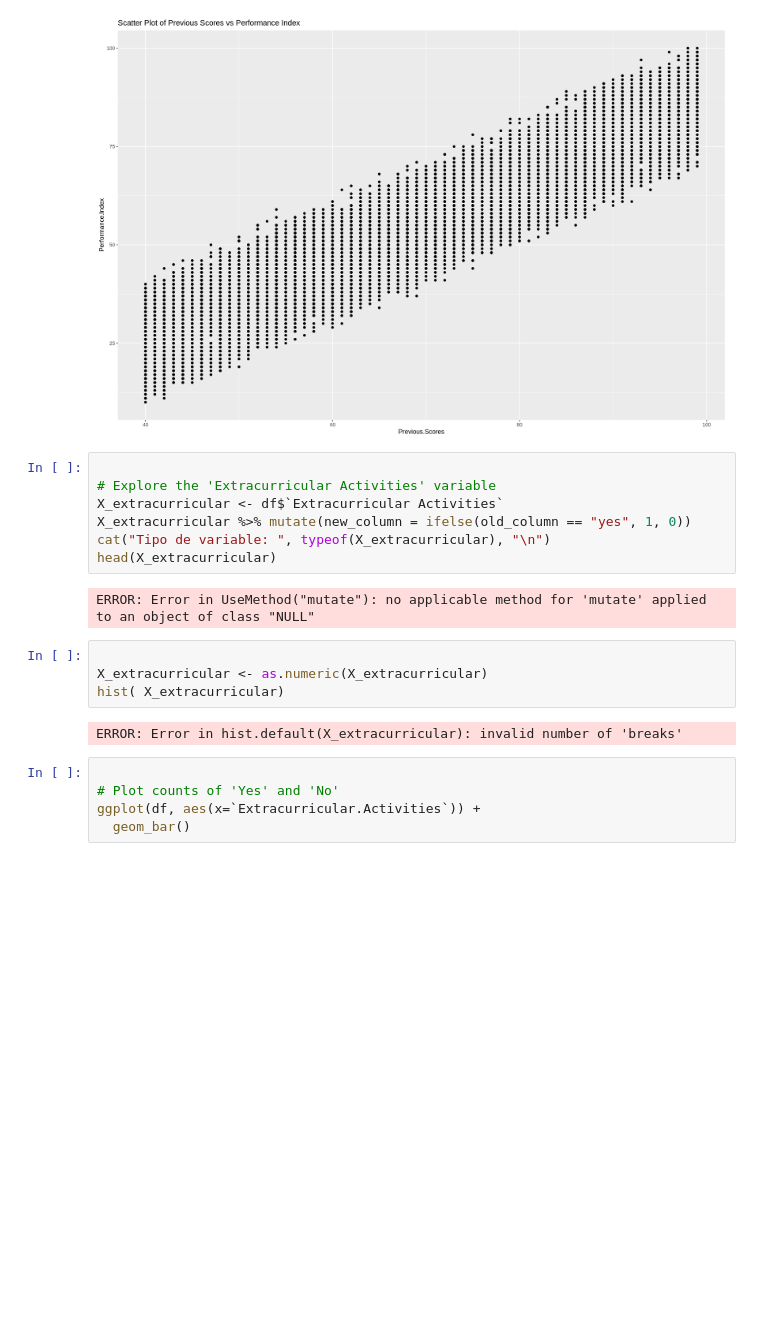
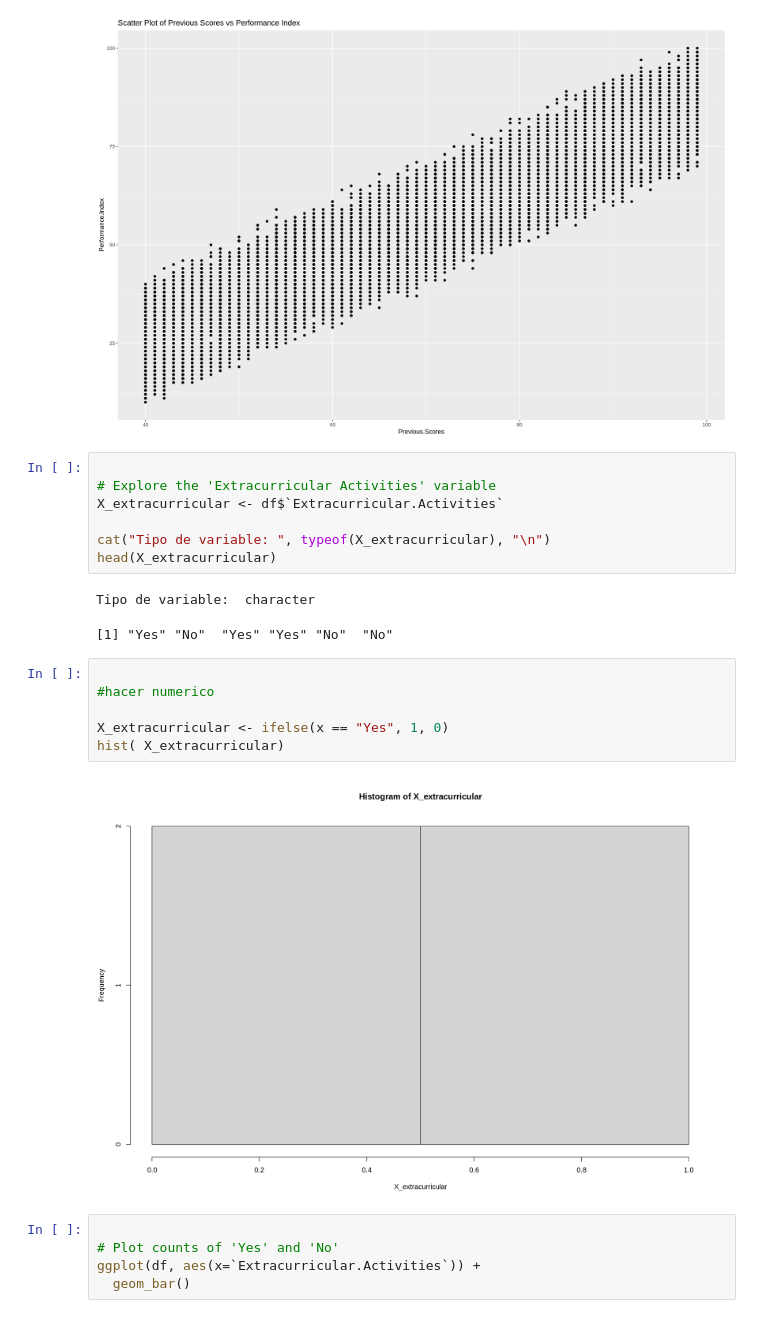
Before and after one commit to PabloNatB/Student-Perfomance-Regression, a Jupyter notebook: Student_Regresion.ipynb, the cells around one changed output. Saved outputs shown, nothing was run; the diff lists cells and outputs as text; blank space fills up the shorter version.

```diff
--- a/Student_Regresion.ipynb
+++ b/Student_Regresion.ipynb
@@ -196,18 +196,21 @@ ggplot(df, aes(x = Previous.Scores, y = Performance.Index)) +
 # %%
 
 # Explore the 'Extracurricular Activities' variable
-X_extracurricular <- df$`Extracurricular Activities`
-X_extracurricular %>% mutate(new_column = ifelse(old_column == "yes", 1, 0))
+X_extracurricular <- df$`Extracurricular.Activities`
+
 cat("Tipo de variable: ", typeof(X_extracurricular), "\n")
 head(X_extracurricular)
 # %% [output]
-ERROR: Error in UseMethod("mutate"): no applicable method for 'mutate' applied to an object of class "NULL"
+Tipo de variable:  character
+[1] "Yes" "No"  "Yes" "Yes" "No"  "No"
-# %%
-
-X_extracurricular <- as.numeric(X_extracurricular)
-hist( X_extracurricular)
-# %% [output]
-ERROR: Error in hist.default(X_extracurricular): invalid number of 'breaks'
+# %%
+
+#hacer numerico
+
+X_extracurricular <- ifelse(x == "Yes", 1, 0)
+hist( X_extracurricular)
+# %% [output]
+[figure, added]
 # %%
 
 # Plot counts of 'Yes' and 'No'
```
Also changed, not shown: parts of 15 cells of this notebook.
